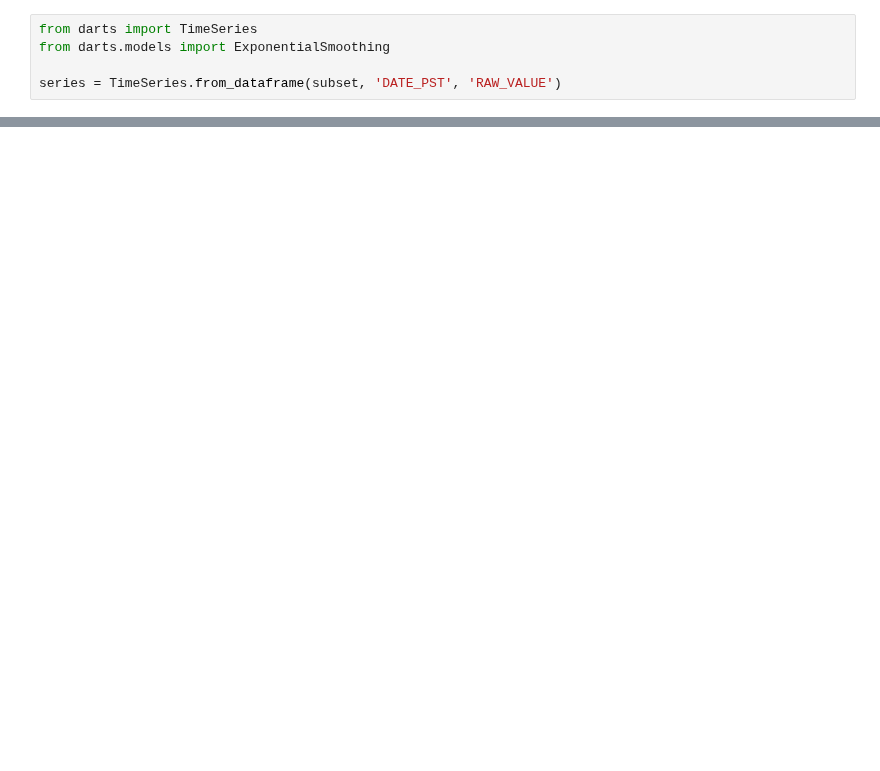
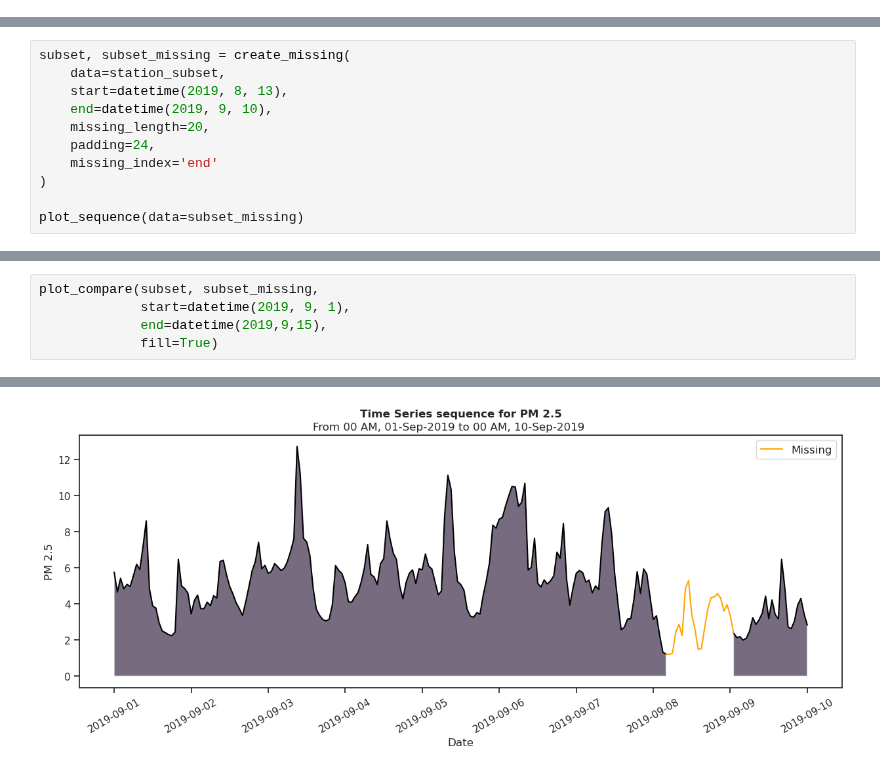
Before and after one commit to erich-hs/Air-We-Breathe, a Jupyter notebook: Air_We_Breath_Missing_Values.ipynb, the cells around one changed output, grey strips where cells are left out. Cells and saved outputs as stored; diff of their text form; blank space fills up the shorter version.

```diff
--- a/Air_We_Breath_Missing_Values.ipynb
+++ b/Air_We_Breath_Missing_Values.ipynb
@@ -314,5 +0,0 @@ tensorflow 2.8.2+zzzcolab20220719082949 requires tensorboard<2.9,>=2.8, but you
-# %%
-from darts import TimeSeries
-from darts.models import ExponentialSmoothing
-
-series = TimeSeries.from_dataframe(subset, 'DATE_PST', 'RAW_VALUE')
@@ -550,0 +425,11 @@ plot_sequence(data = station_subset, start = interval[0], end = interval[1])
+# %%
+subset, subset_missing = create_missing(
+    data=station_subset,
+    start=datetime(2019, 8, 13),
+    end=datetime(2019, 9, 10),
+    missing_length=20,
+    padding=24,
+    missing_index='end'
+)
+
+plot_sequence(data=subset_missing)
@@ -550,0 +563,6 @@ plot_sequence(data = station_subset, start = interval[0], end = interval[1])
+# %%
+plot_compare(subset, subset_missing,
+             start=datetime(2019, 9, 1),
+             end=datetime(2019,9,15),
+             fill=True)
+# %% [output]
@@ -550,0 +570 @@ plot_sequence(data = station_subset, start = interval[0], end = interval[1])
+[figure, added]
```
Also changed, not shown: parts of 58 cells of this notebook, 5 other files.
